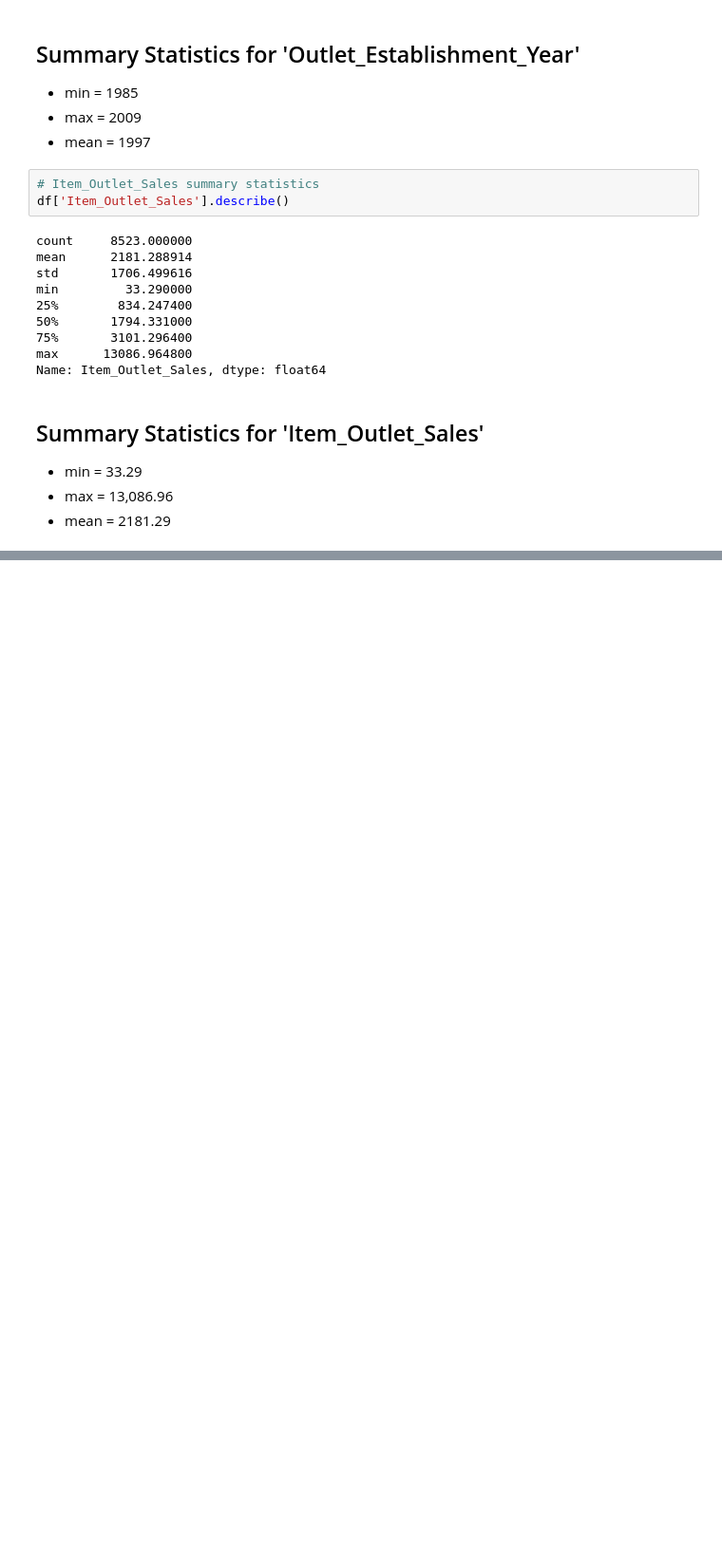
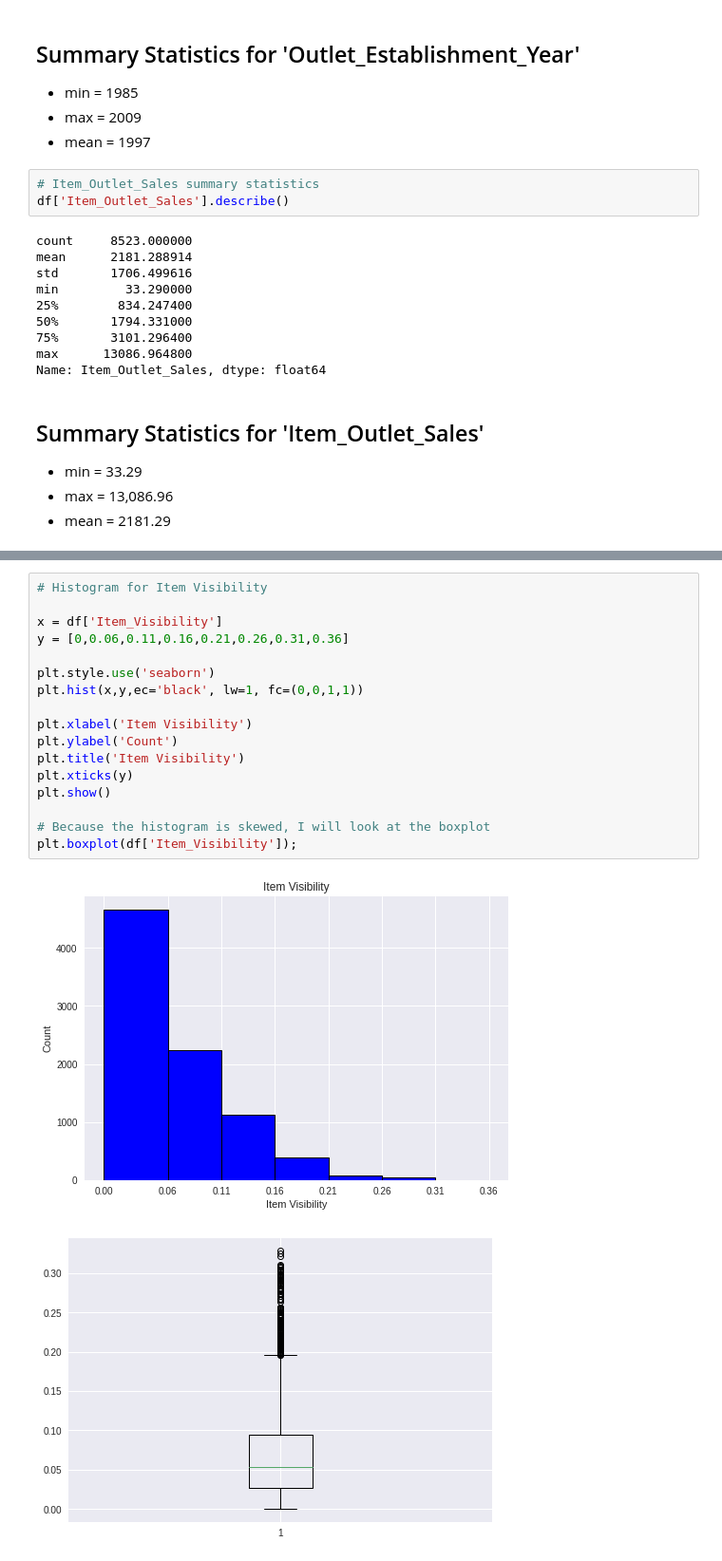
Before and after one commit to onedayzero/food-sales-predictions, a Jupyter notebook: food_sales_predictions.ipynb, the cells around one changed output, grey strips where cells are left out. Shown at 95% size. Saved outputs shown, nothing was run; the diff lists cells and outputs as text; blank space fills up the shorter version.

```diff
--- a/food_sales_predictions.ipynb
+++ b/food_sales_predictions.ipynb
@@ -489,0 +411,20 @@ Name: Item_Outlet_Sales, dtype: float64
+# %%
+# Histogram for Item Visibility
+
+x = df['Item_Visibility']
+y = [0,0.06,0.11,0.16,0.21,0.26,0.31,0.36]
+
+plt.style.use('seaborn')
+plt.hist(x,y,ec='black', lw=1, fc=(0,0,1,1))
+
+plt.xlabel('Item Visibility')
+plt.ylabel('Count')
+plt.title('Item Visibility')
+plt.xticks(y)
+plt.show()
+
+# Because the histogram is skewed, I will look at the boxplot
+plt.boxplot(df['Item_Visibility']);
+# %% [output]
+[figure, added]
+[figure, added]
```
Also changed, not shown: parts of 26 cells of this notebook.
